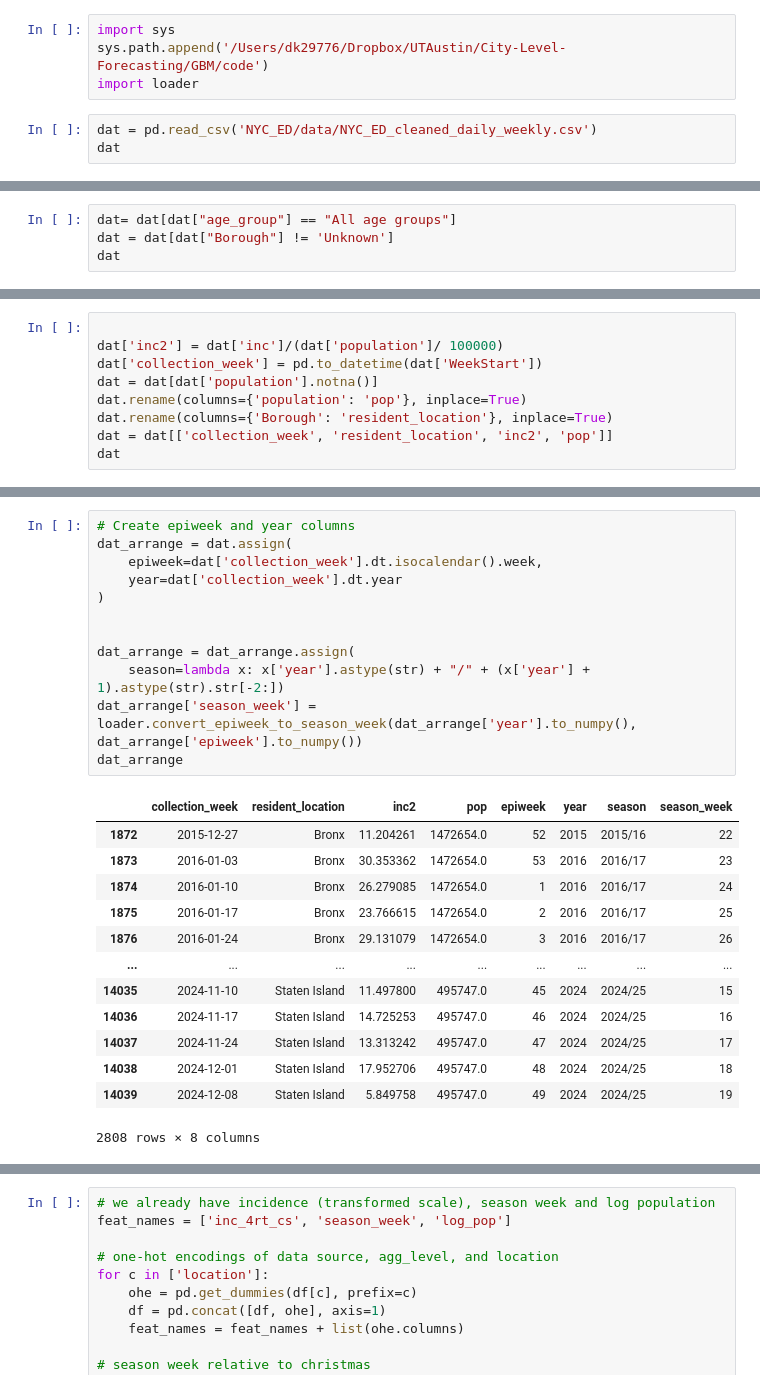
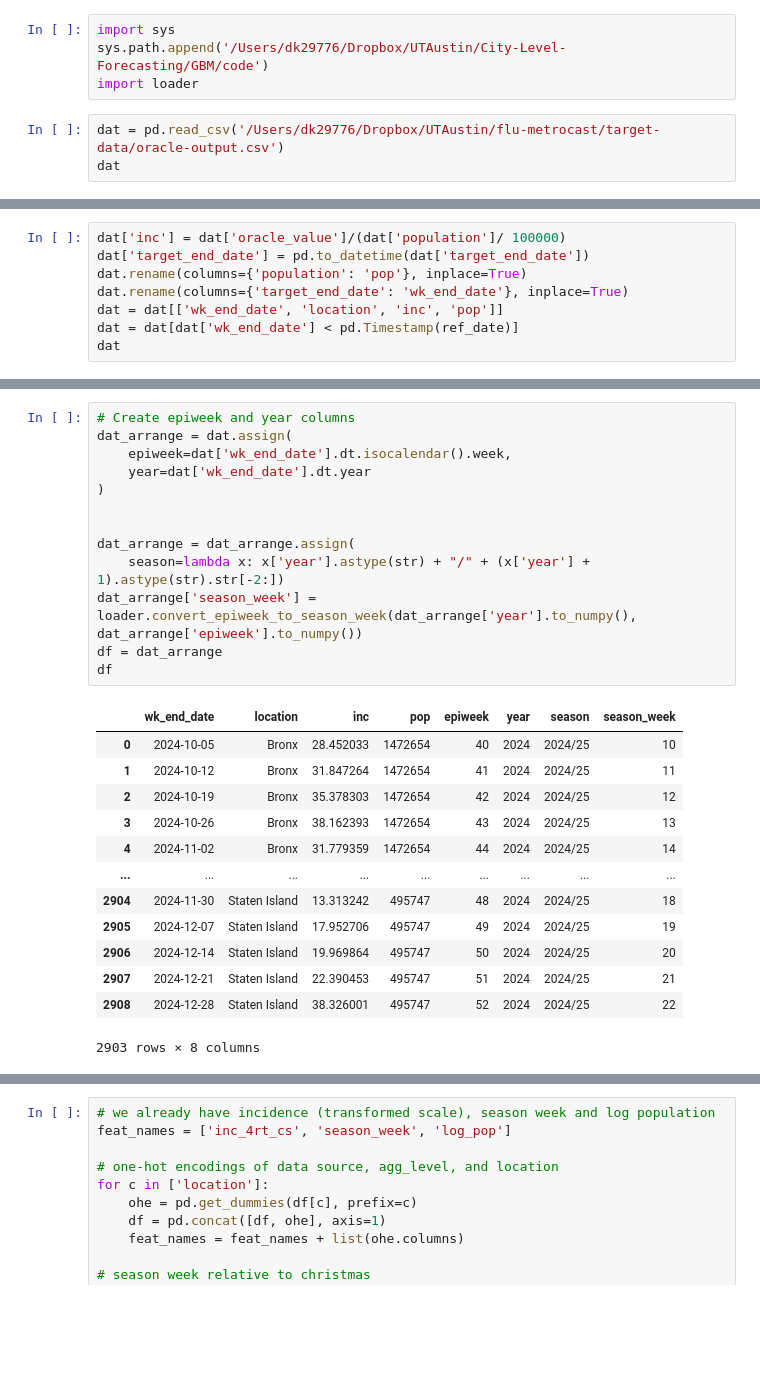
Before and after one commit to donga0223/City-Level-Forecasting, a Jupyter notebook: GBQR/code/GBM_ED_NYC.ipynb, the cells around one changed output, grey strips where cells are left out. Cells and saved outputs as stored; diff of their text form; blank space fills up the shorter version.

```diff
--- a/GBQR/code/GBM_ED_NYC.ipynb
+++ b/GBQR/code/GBM_ED_NYC.ipynb
@@ -28,6 +52,6 @@ import sys
 sys.path.append('/Users/dk29776/Dropbox/UTAustin/City-Level-Forecasting/GBM/code')
 import loader
 # %%
-dat = pd.read_csv('NYC_ED/data/NYC_ED_cleaned_daily_weekly.csv')
+dat = pd.read_csv('/Users/dk29776/Dropbox/UTAustin/flu-metrocast/target-data/oracle-output.csv')
 dat
 # %% [output]
@@ -47,4 +70,0 @@ dat
-# %%
-dat= dat[dat["age_group"] == "All age groups"]
-dat = dat[dat["Borough"] != 'Unknown']
-dat
@@ -65,10 +71,9 @@ dat
 # %%
-
-dat['inc2'] = dat['inc']/(dat['population']/ 100000)
-dat['collection_week'] = pd.to_datetime(dat['WeekStart'])
-dat = dat[dat['population'].notna()]
+dat['inc'] = dat['oracle_value']/(dat['population']/ 100000)
+dat['target_end_date'] = pd.to_datetime(dat['target_end_date'])
 dat.rename(columns={'population': 'pop'}, inplace=True)
-dat.rename(columns={'Borough': 'resident_location'}, inplace=True)
-dat = dat[['collection_week', 'resident_location', 'inc2', 'pop']]
+dat.rename(columns={'target_end_date': 'wk_end_date'}, inplace=True)
+dat = dat[['wk_end_date', 'location', 'inc', 'pop']]
+dat = dat[dat['wk_end_date'] < pd.Timestamp(ref_date)]
 dat
 # %% [output]
@@ -88,26 +97,27 @@ dat
 # %%
 # Create epiweek and year columns
 dat_arrange = dat.assign(
-    epiweek=dat['collection_week'].dt.isocalendar().week,
-    year=dat['collection_week'].dt.year
+    epiweek=dat['wk_end_date'].dt.isocalendar().week,
+    year=dat['wk_end_date'].dt.year
 )
 
 
 dat_arrange = dat_arrange.assign(
     season=lambda x: x['year'].astype(str) + "/" + (x['year'] + 1).astype(str).str[-2:])
 dat_arrange['season_week'] = loader.convert_epiweek_to_season_week(dat_arrange['year'].to_numpy(), dat_arrange['epiweek'].to_numpy())
-dat_arrange
+df = dat_arrange
+df
 # %% [output]
-|  | collection_week | resident_location | inc2 | pop | epiweek | year | season | season_week |
-| 1872 | 2015-12-27 | Bronx | 11.204261 | 1472654.0 | 52 | 2015 | 2015/16 | 22 |
-| 1873 | 2016-01-03 | Bronx | 30.353362 | 1472654.0 | 53 | 2016 | 2016/17 | 23 |
-| 1874 | 2016-01-10 | Bronx | 26.279085 | 1472654.0 | 1 | 2016 | 2016/17 | 24 |
-| 1875 | 2016-01-17 | Bronx | 23.766615 | 1472654.0 | 2 | 2016 | 2016/17 | 25 |
-| 1876 | 2016-01-24 | Bronx | 29.131079 | 1472654.0 | 3 | 2016 | 2016/17 | 26 |
+|  | wk_end_date | location | inc | pop | epiweek | year | season | season_week |
+| 0 | 2024-10-05 | Bronx | 28.452033 | 1472654 | 40 | 2024 | 2024/25 | 10 |
+| 1 | 2024-10-12 | Bronx | 31.847264 | 1472654 | 41 | 2024 | 2024/25 | 11 |
+| 2 | 2024-10-19 | Bronx | 35.378303 | 1472654 | 42 | 2024 | 2024/25 | 12 |
+| 3 | 2024-10-26 | Bronx | 38.162393 | 1472654 | 43 | 2024 | 2024/25 | 13 |
+| 4 | 2024-11-02 | Bronx | 31.779359 | 1472654 | 44 | 2024 | 2024/25 | 14 |
 | ... | ... | ... | ... | ... | ... | ... | ... | ... |
-| 14035 | 2024-11-10 | Staten Island | 11.497800 | 495747.0 | 45 | 2024 | 2024/25 | 15 |
-| 14036 | 2024-11-17 | Staten Island | 14.725253 | 495747.0 | 46 | 2024 | 2024/25 | 16 |
-| 14037 | 2024-11-24 | Staten Island | 13.313242 | 495747.0 | 47 | 2024 | 2024/25 | 17 |
-| 14038 | 2024-12-01 | Staten Island | 17.952706 | 495747.0 | 48 | 2024 | 2024/25 | 18 |
-| 14039 | 2024-12-08 | Staten Island | 5.849758 | 495747.0 | 49 | 2024 | 2024/25 | 19 |
+| 2904 | 2024-11-30 | Staten Island | 13.313242 | 495747 | 48 | 2024 | 2024/25 | 18 |
+| 2905 | 2024-12-07 | Staten Island | 17.952706 | 495747 | 49 | 2024 | 2024/25 | 19 |
+| 2906 | 2024-12-14 | Staten Island | 19.969864 | 495747 | 50 | 2024 | 2024/25 | 20 |
+| 2907 | 2024-12-21 | Staten Island | 22.390453 | 495747 | 51 | 2024 | 2024/25 | 21 |
+| 2908 | 2024-12-28 | Staten Island | 38.326001 | 495747 | 52 | 2024 | 2024/25 | 22 |
-2808 rows × 8 columns
+2903 rows × 8 columns
```
Also changed, not shown: parts of 26 cells of this notebook.
